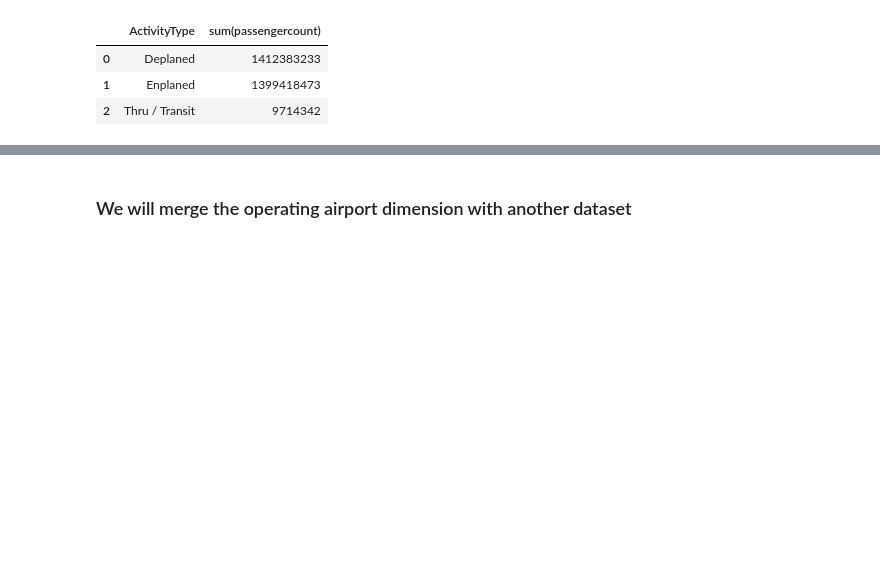
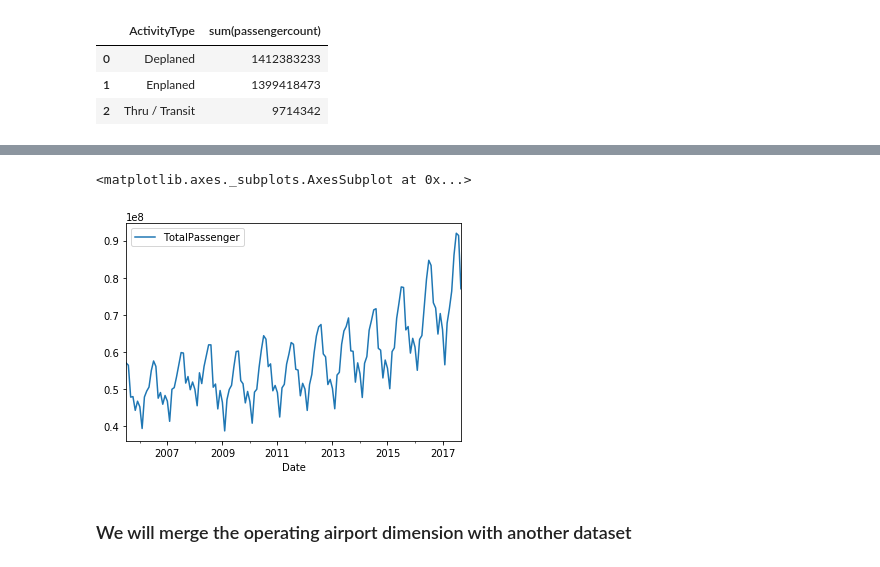
Before and after one commit to fairfield-university-is510-fall2017/final-project-sky-team, a Jupyter notebook: Analysis.ipynb, the cells around one changed output, grey strips where cells are left out. Cells and saved outputs as stored; diff of their text form; code cells hidden in the pictures; blank space fills up the shorter version.

```diff
--- a/Analysis.ipynb
+++ b/Analysis.ipynb
@@ -154,0 +164,9 @@ ax = sns.barplot(y)
+# %%
+import datetime as dt
+Passengeryear_rs = %sql select ActivityPeriod, sum(passengercount) as TotalPassenger from TIMEDIMENSION JOIN PASSENGERFACT ON (TIMEDIMENSION.TimeID = PASSENGERFACT.TimeID) group by ActivityPeriod;
+Passengeryear = Passengeryear_rs.DataFrame()
+Passengeryear['ActivityPeriod'] = Passengeryear['ActivityPeriod'].astype('str')
+
+Passengeryear['Date'] = Passengeryear['ActivityPeriod'].apply(lambda x: dt.datetime.strptime(x,'%Y%m'))
+
+Passengeryear.set_index('Date')
@@ -155,3 +194,10 @@ ax = sns.barplot(y)
+# %%
+%matplotlib inline
+Passengeryear = Passengeryear.set_index('Date')
+Passengeryear.plot()
+# %% [output]
+<matplotlib.axes._subplots.AxesSubplot at 0x...>
+[figure, added]
 # %% [markdown]
 ### We will merge the operating airport dimension  with another dataset
 # %%
```
Also changed, not shown: parts of 2 cells of this notebook.
